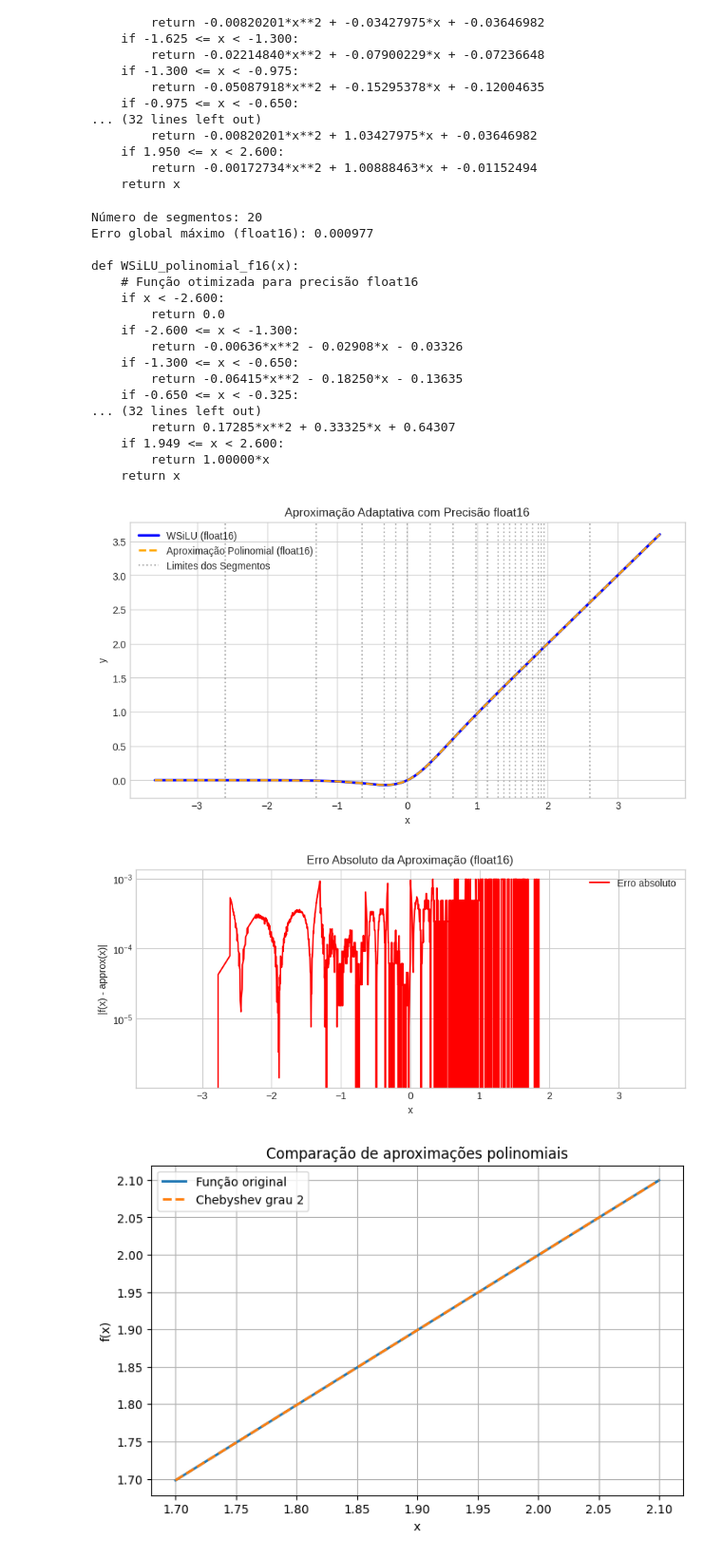
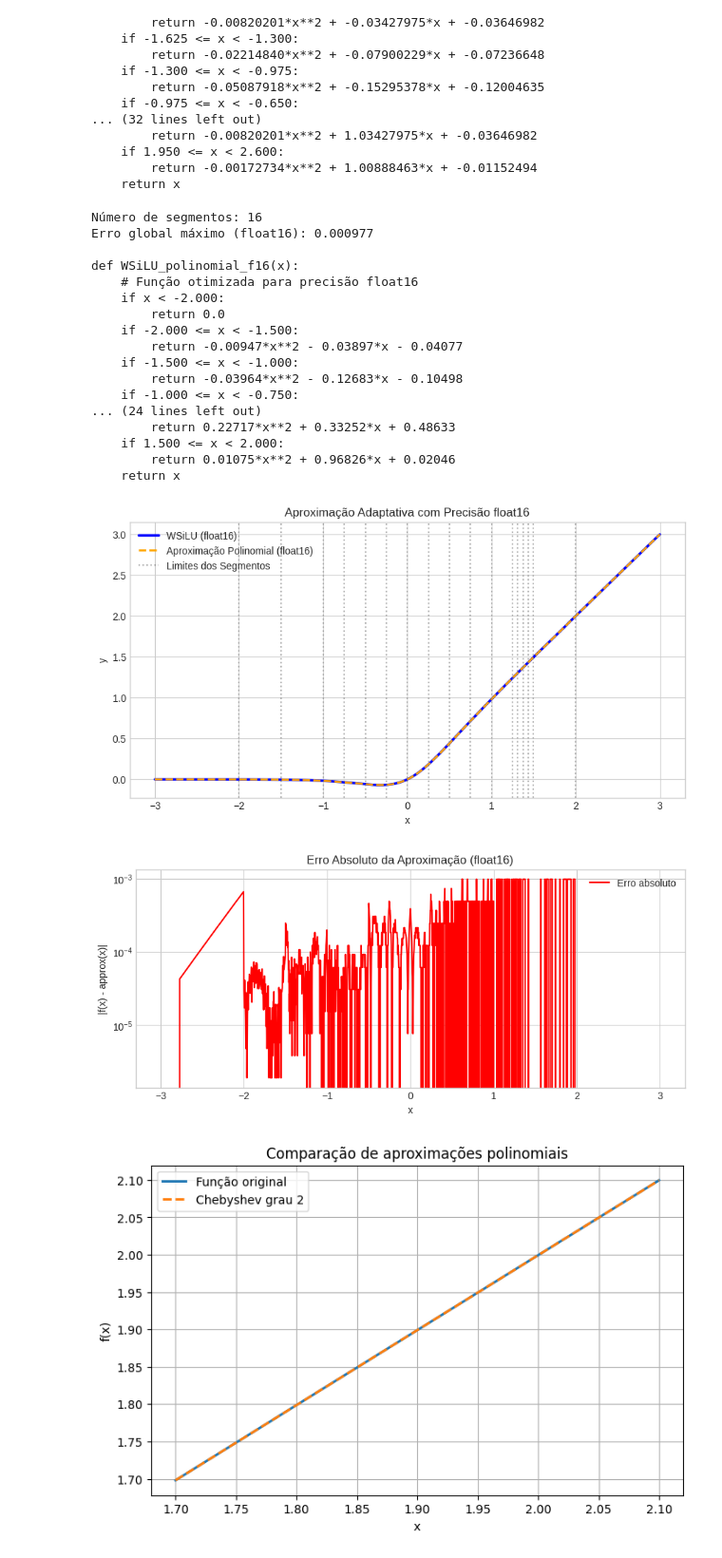
Before and after one commit to radc/hwsigmoid_lascas2026, a Jupyter notebook: notebooks/denis_aproxPolinomial.ipynb, the cells around one changed output. Shown at 95% size. Saved outputs shown, nothing was run; the diff lists cells and outputs as text; code cells hidden in the pictures.

Commit message:
polinomio float16

```diff
--- a/notebooks/denis_aproxPolinomial.ipynb
+++ b/notebooks/denis_aproxPolinomial.ipynb
@@ -2997,7 +2997,7 @@ def piecewise_adaptive_global(f, x_min, x_max, degree=4,
     return segments, polys, global_error()
 
 # ------------------ teste com float16 ------------------
-x_min, x_max = np.float16(-2.6), np.float16(2.6)
+x_min, x_max = np.float16(-2), np.float16(2)
 max_error_f16 = np.float16(1e-3)
 min_interval_f16 = np.float16(0.01)
 
@@ -3048,46 +3048,46 @@ print(f"    return x")
 # ------------------ plot ------------------
 plt.style.use('seaborn-v0_8-whitegrid')
 plt.figure(figsize=(10,5))
 plt.plot(xs, ys_true, label="WSiLU (float16)", linewidth=2.5, color='blue')
 plt.plot(xs, ys_approx, '--', label="Aproximação Polinomial (float16)", linewidth=2, color='orange')
 for (a,b) in segments:
     plt.axvline(a, color='gray', linestyle=':', alpha=0.6)
 plt.axvline(x_max, color='gray', linestyle=':', alpha=0.6, label='Limites dos Segmentos')
 plt.title("Aproximação Adaptativa com Precisão float16")
 plt.xlabel("x")
 plt.ylabel("y")
 plt.legend()
 plt.show()
 
 plt.figure(figsize=(10,4))
 plt.plot(xs, err, label="Erro absoluto", color='red')
 #plt.axhline(max_error_f16, color='green', linestyle='--', label=f"Erro Máximo Alvo ({max_error_f16:.1e})")
 plt.title("Erro Absoluto da Aproximação (float16)")
 plt.xlabel("x")
 plt.ylabel("|f(x) - approx(x)|")
 plt.yscale('log')
 plt.legend()
 plt.show()
 # %% [output]
-Número de segmentos: 20
+Número de segmentos: 16
 Erro global máximo (float16): 0.000977
 
 def WSiLU_polinomial_f16(x):
     # Função otimizada para precisão float16
-    if x < -2.600:
+    if x < -2.000:
         return 0.0
-    if -2.600 <= x < -1.300:
-        return -0.00636*x**2 - 0.02908*x - 0.03326
-    if -1.300 <= x < -0.650:
-        return -0.06415*x**2 - 0.18250*x - 0.13635
-    if -0.650 <= x < -0.325:
-... (32 lines left out)
-        return 0.17285*x**2 + 0.33325*x + 0.64307
-    if 1.949 <= x < 2.600:
-        return 1.00000*x
+    if -2.000 <= x < -1.500:
+        return -0.00947*x**2 - 0.03897*x - 0.04077
+    if -1.500 <= x < -1.000:
+        return -0.03964*x**2 - 0.12683*x - 0.10498
+    if -1.000 <= x < -0.750:
+... (24 lines left out)
+        return 0.22717*x**2 + 0.33252*x + 0.48633
+    if 1.500 <= x < 2.000:
+        return 0.01075*x**2 + 0.96826*x + 0.02046
     return x
-[figure, old version]
+[figure, new version]
-[figure, old version]
+[figure, new version]
 # %%
 import numpy as np
 import matplotlib.pyplot as plt
```
Also changed, not shown: parts of 1 cell of this notebook.
